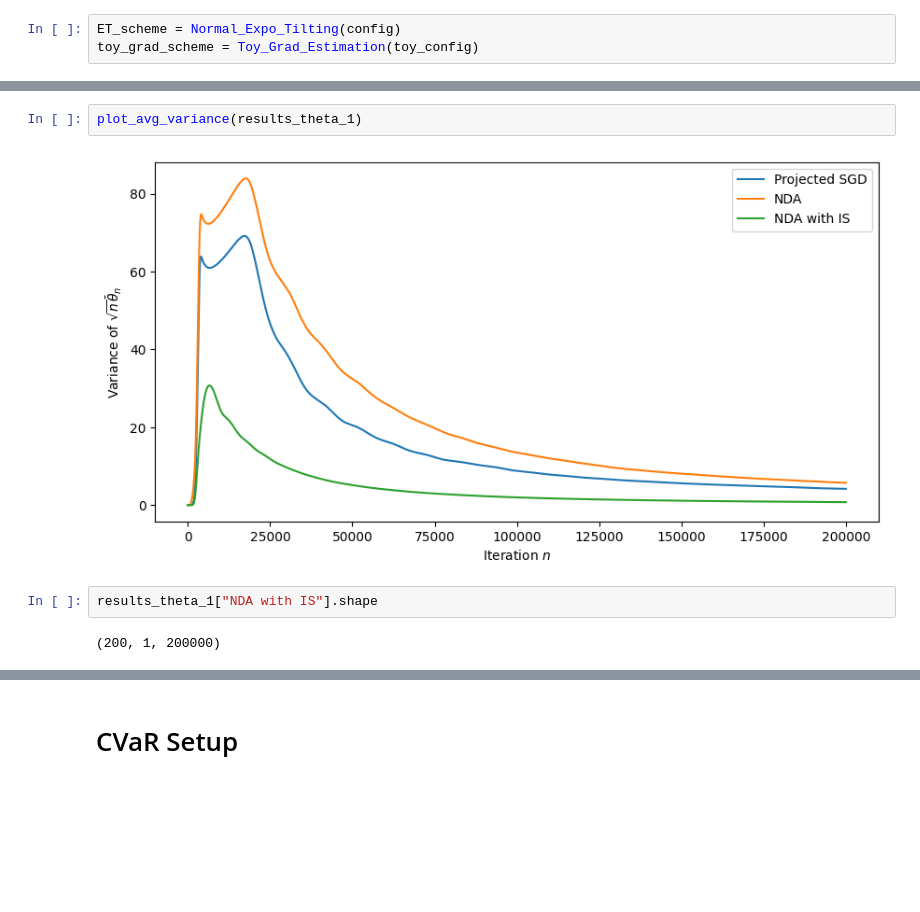
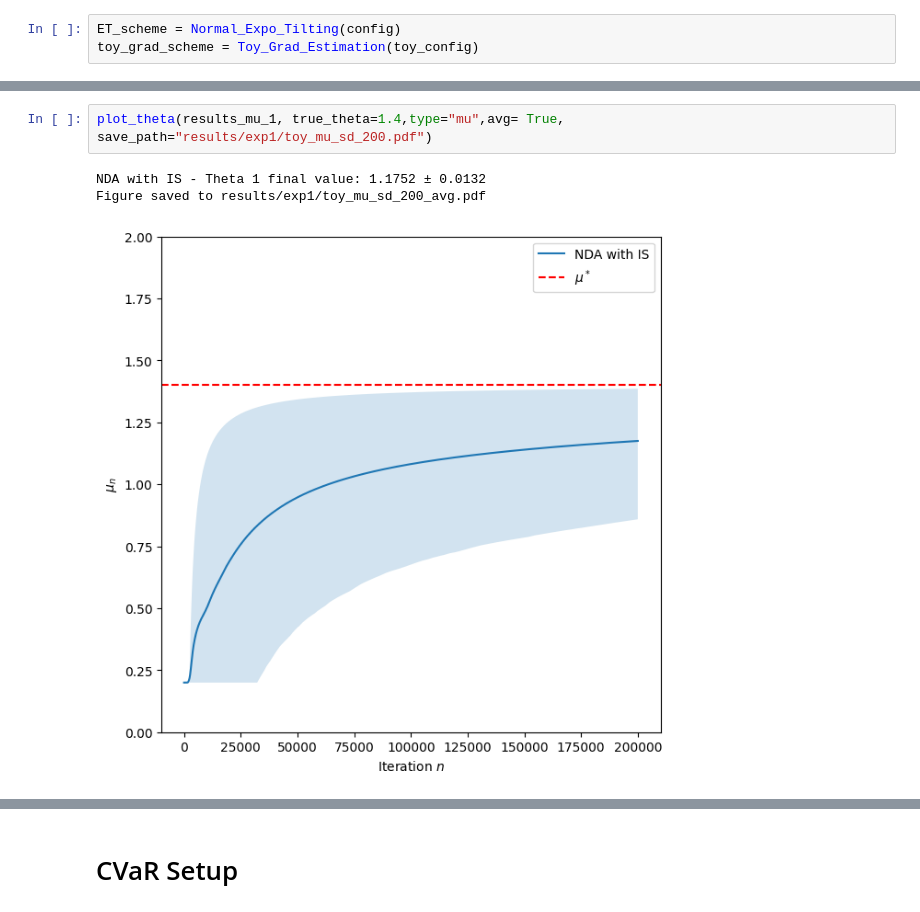
Before and after one commit to Wmeesena/optimal_importance_sampling, a Jupyter notebook: notebook.ipynb, the cells around one changed output, grey strips where cells are left out. Saved outputs shown, nothing was run; the diff lists cells and outputs as text; blank space fills up the shorter version.

```diff
--- a/notebook.ipynb
+++ b/notebook.ipynb
@@ -675,8 +714,6 @@ Figure saved to results/exp1/toy_mu_sd_100_avg.pdf
-# %%
-plot_avg_variance(results_theta_1)
-# %% [output]
-[figure, removed]
-# %%
-results_theta_1["NDA with IS"].shape
-# %% [output]
-(200, 1, 200000)
+# %%
+plot_theta(results_mu_1, true_theta=1.4,type="mu",avg= True, save_path="results/exp1/toy_mu_sd_200.pdf")
+# %% [output]
+NDA with IS - Theta 1 final value: 1.1752 ± 0.0132
+Figure saved to results/exp1/toy_mu_sd_200_avg.pdf
+[figure, added]
```
Also changed, not shown: parts of 13 cells of this notebook, 8 other files.
